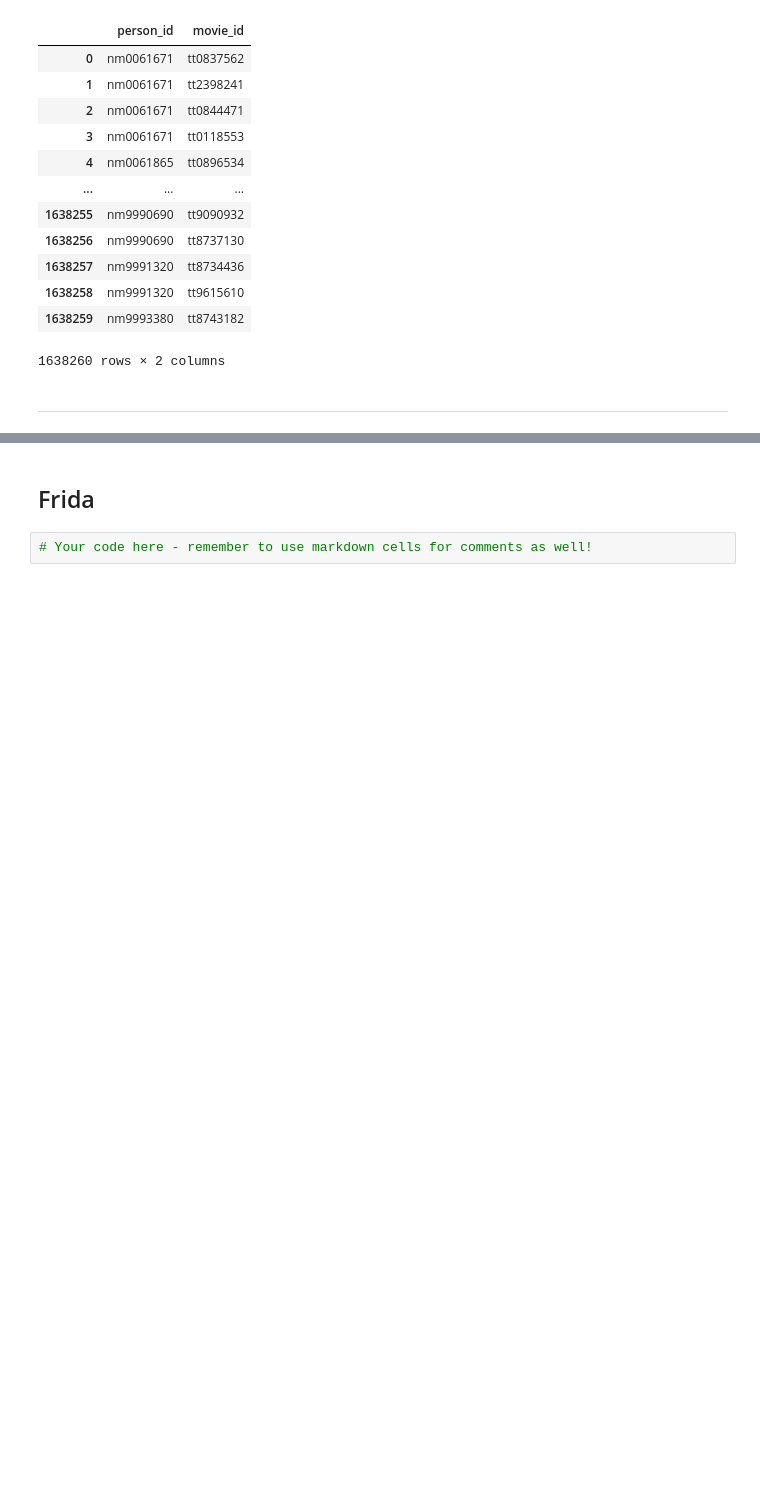
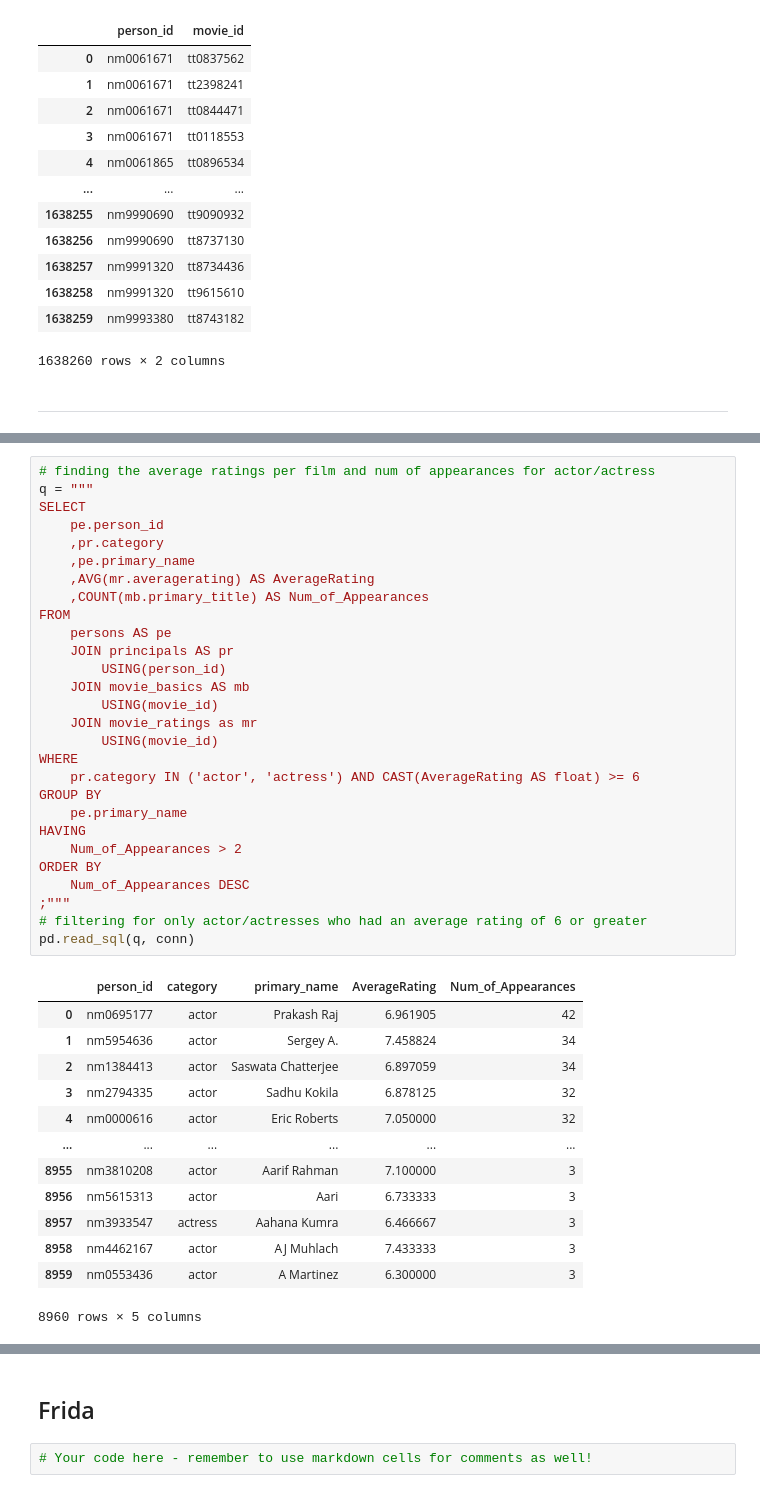
Before and after one commit to mfFrida/Capstone-Project-Semester-1, a Jupyter notebook: student.ipynb, the cells around one changed output, grey strips where cells are left out. Cells and saved outputs as stored; diff of their text form; blank space fills up the shorter version.

```diff
--- a/student.ipynb
+++ b/student.ipynb
@@ -268,0 +447,42 @@ pd.read_sql(q, conn)
+# %%
+# finding the average ratings per film and num of appearances for actor/actress
+q = """
+SELECT
+    pe.person_id
+    ,pr.category
+    ,pe.primary_name
+    ,AVG(mr.averagerating) AS AverageRating
+    ,COUNT(mb.primary_title) AS Num_of_Appearances
+FROM
+    persons AS pe
+    JOIN principals AS pr
+        USING(person_id)
+    JOIN movie_basics AS mb
+        USING(movie_id)
+    JOIN movie_ratings as mr
+        USING(movie_id)
+WHERE
+    pr.category IN ('actor', 'actress') AND CAST(AverageRating AS float) >= 6
+GROUP BY
+    pe.primary_name
+HAVING
+    Num_of_Appearances > 2
+ORDER BY
+    Num_of_Appearances DESC
+;"""
+# filtering for only actor/actresses who had an average rating of 6 or greater
+pd.read_sql(q, conn)
+# %% [output]
+|  | person_id | category | primary_name | AverageRating | Num_of_Appearances |
+| 0 | nm0695177 | actor | Prakash Raj | 6.961905 | 42 |
+| 1 | nm5954636 | actor | Sergey A. | 7.458824 | 34 |
+| 2 | nm1384413 | actor | Saswata Chatterjee | 6.897059 | 34 |
+| 3 | nm2794335 | actor | Sadhu Kokila | 6.878125 | 32 |
+| 4 | nm0000616 | actor | Eric Roberts | 7.050000 | 32 |
+| ... | ... | ... | ... | ... | ... |
+| 8955 | nm3810208 | actor | Aarif Rahman | 7.100000 | 3 |
+| 8956 | nm5615313 | actor | Aari | 6.733333 | 3 |
+| 8957 | nm3933547 | actress | Aahana Kumra | 6.466667 | 3 |
+| 8958 | nm4462167 | actor | AJ Muhlach | 7.433333 | 3 |
+| 8959 | nm0553436 | actor | A Martinez | 6.300000 | 3 |
+8960 rows × 5 columns
```
Also changed, not shown: parts of 10 cells of this notebook.
